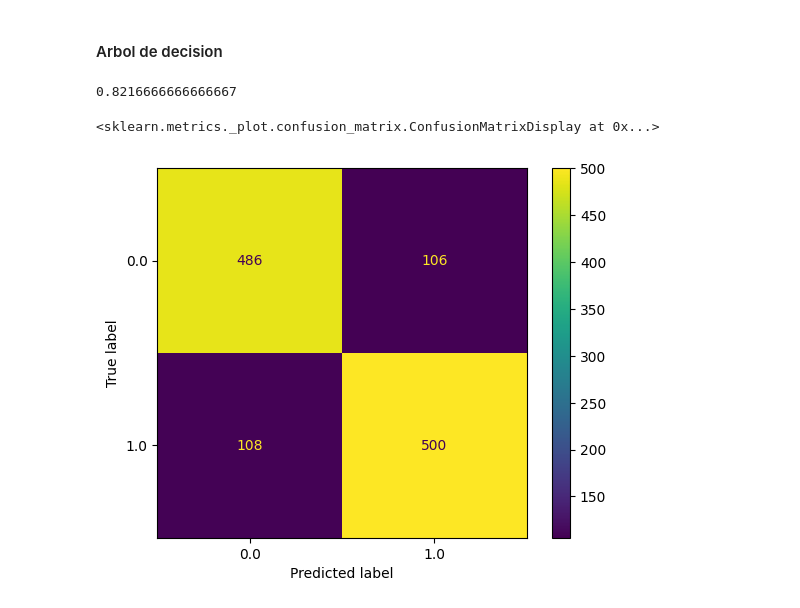
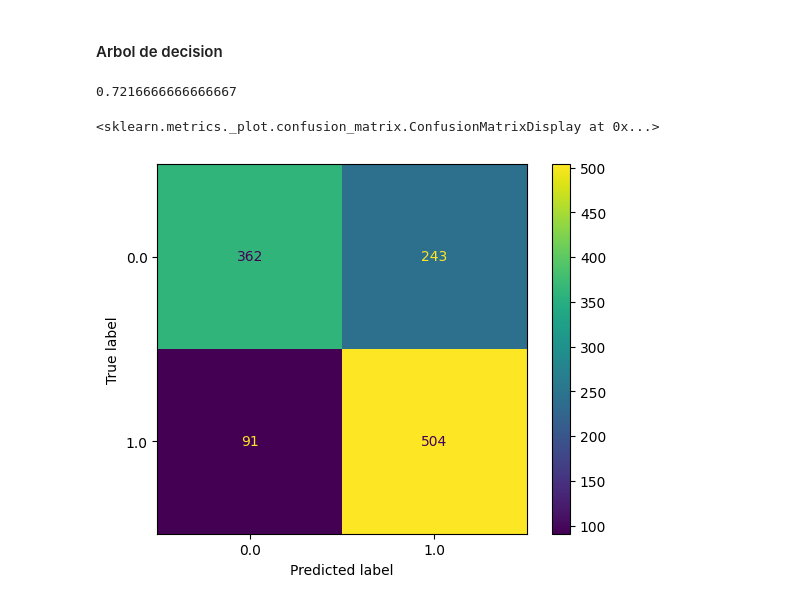
Before and after one commit to cristoge/ai_projects, a Jupyter notebook: ML/apple_quality/src/Apple.ipynb, the cells around one changed output. Cells and saved outputs as stored; diff of their text form; code cells hidden in the pictures.

```diff
--- a/ML/apple_quality/src/Apple.ipynb
+++ b/ML/apple_quality/src/Apple.ipynb
@@ -77,13 +77,13 @@ X_train, y_train, X_test, y_test = data_splitter(x, y, 0.7)
 # %%
 from sklearn.tree import DecisionTreeClassifier
 from sklearn.metrics import accuracy_score, ConfusionMatrixDisplay
-arbol = DecisionTreeClassifier()
+arbol = DecisionTreeClassifier(max_depth=3) # para no poner tantas decisiones
 arbol.fit(X_train,y_train)
 prediccion = arbol.predict(X_test)
 accuracy = accuracy_score(y_test,prediccion)
 print(accuracy)
 ConfusionMatrixDisplay.from_predictions(y_test,prediccion)
 # %% [output]
-0.8216666666666667
+0.7216666666666667
 <sklearn.metrics._plot.confusion_matrix.ConfusionMatrixDisplay at 0x...>
-[figure, old version]
+[figure, new version]
```
Also changed, not shown: parts of 2 cells of this notebook.
